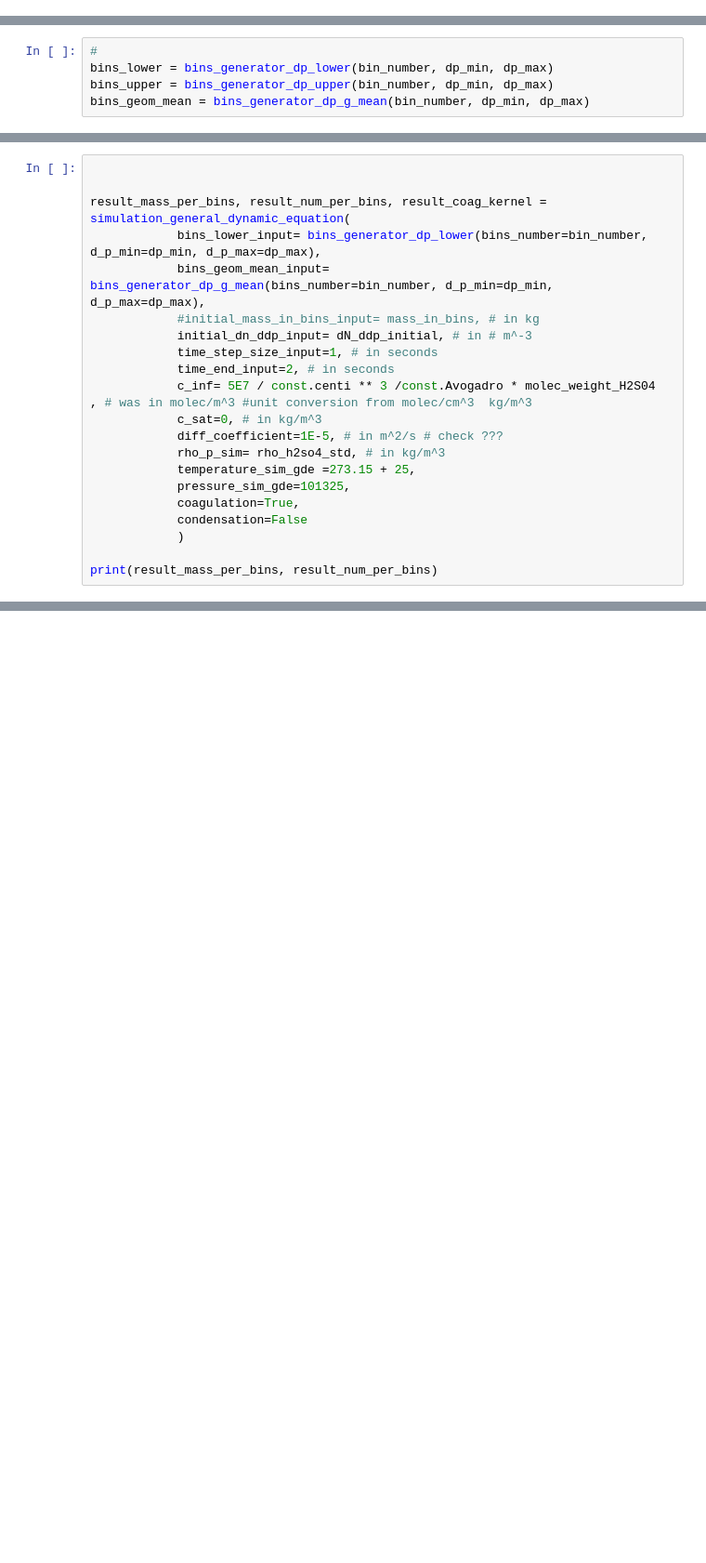
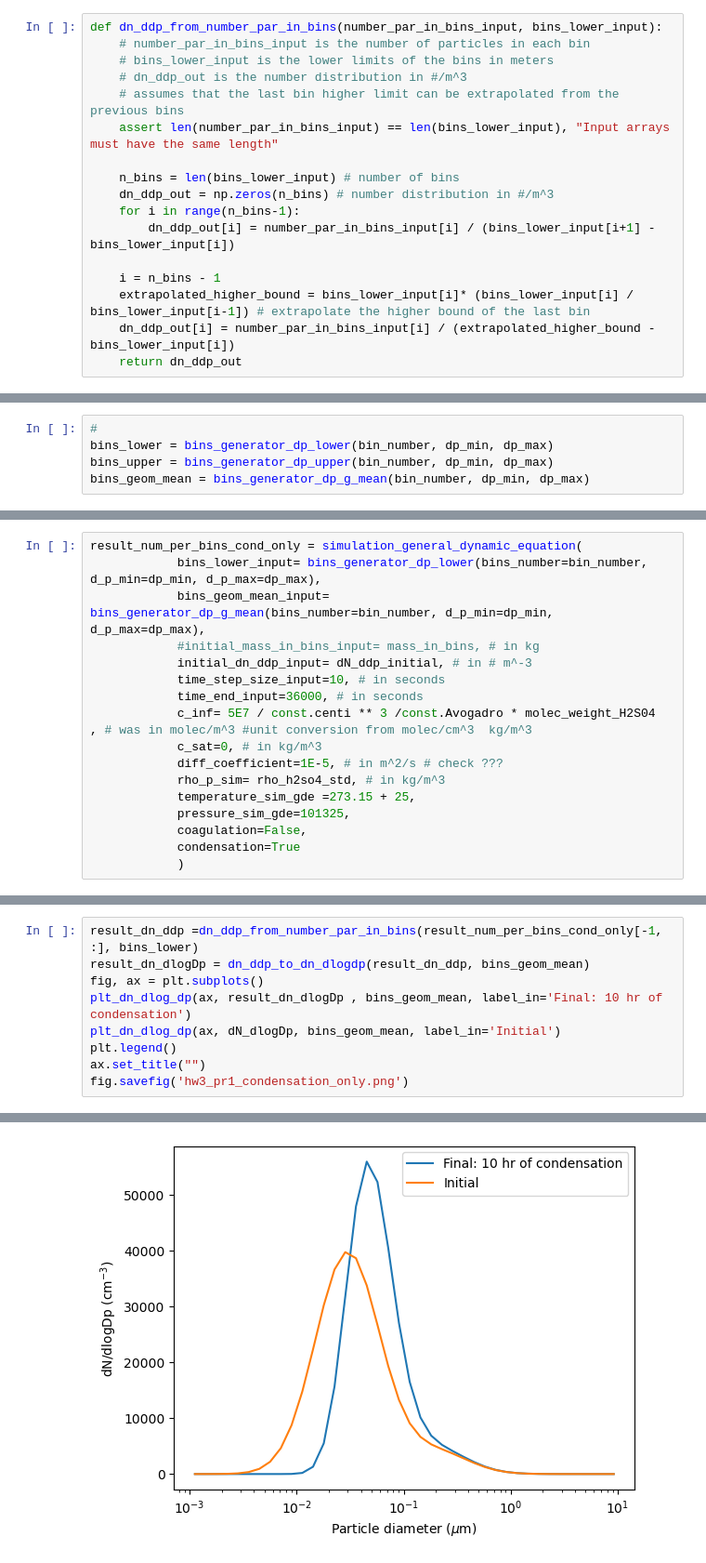
Before and after one commit to masoud-akbarzadeh/aerosol_clouds_class, a Jupyter notebook: hw3_aerosol_physics/hw_3_aero_general_dyn_eqn.ipynb, the cells around one changed output, grey strips where cells are left out. Shown at 93% size. Saved outputs shown, nothing was run; the diff lists cells and outputs as text; blank space fills up the shorter version.

```diff
--- a/hw3_aerosol_physics/hw_3_aero_general_dyn_eqn.ipynb
+++ b/hw3_aerosol_physics/hw_3_aero_general_dyn_eqn.ipynb
@@ -355,6 +353,23 @@ def number_par_in_bins_from_dn_ddp(dn_ddp_input, bins_lower_input): # it seems l
     extrapolated_higher_bound = bins_lower_input[i]* (bins_lower_input[i] / bins_lower_input[i-1]) # extrapolate the higher bound of the last bin
     number_par_in_bins_out[i] = dn_ddp_input[i] * (extrapolated_higher_bound - bins_lower_input[i])
     return number_par_in_bins_out
+# %%
+def dn_ddp_from_number_par_in_bins(number_par_in_bins_input, bins_lower_input):
+    # number_par_in_bins_input is the number of particles in each bin
+    # bins_lower_input is the lower limits of the bins in meters
+    # dn_ddp_out is the number distribution in #/m^3
+    # assumes that the last bin higher limit can be extrapolated from the previous bins
+    assert len(number_par_in_bins_input) == len(bins_lower_input), "Input arrays must have the same length"
+
+    n_bins = len(bins_lower_input) # number of bins
+    dn_ddp_out = np.zeros(n_bins) # number distribution in #/m^3
+    for i in range(n_bins-1):
+        dn_ddp_out[i] = number_par_in_bins_input[i] / (bins_lower_input[i+1] - bins_lower_input[i])
+
+    i = n_bins - 1
+    extrapolated_higher_bound = bins_lower_input[i]* (bins_lower_input[i] / bins_lower_input[i-1]) # extrapolate the higher bound of the last bin
+    dn_ddp_out[i] = number_par_in_bins_input[i] / (extrapolated_higher_bound - bins_lower_input[i])
+    return dn_ddp_out
 # %%
 def simulation_general_dynamic_equation(
         bins_lower_input: np.array , # in meters
@@ -660,22 +643,18 @@ array([1.12243310e-09, 1.41410415e-09, 1.78156768e-09, 2.24451885e-09,
 # %%
-
-
-result_mass_per_bins, result_num_per_bins, result_coag_kernel = simulation_general_dynamic_equation(
+result_num_per_bins_cond_only = simulation_general_dynamic_equation(
             bins_lower_input= bins_generator_dp_lower(bins_number=bin_number, d_p_min=dp_min, d_p_max=dp_max),
             bins_geom_mean_input= bins_generator_dp_g_mean(bins_number=bin_number, d_p_min=dp_min, d_p_max=dp_max),
             #initial_mass_in_bins_input= mass_in_bins, # in kg
             initial_dn_ddp_input= dN_ddp_initial, # in # m^-3
-            time_step_size_input=1, # in seconds
-            time_end_input=2, # in seconds
+            time_step_size_input=10, # in seconds
+            time_end_input=36000, # in seconds
             c_inf= 5E7 / const.centi ** 3 /const.Avogadro * molec_weight_H2S04  , # was in molec/m^3 #unit conversion from molec/cm^3  kg/m^3
             c_sat=0, # in kg/m^3
             diff_coefficient=1E-5, # in m^2/s # check ???
             rho_p_sim= rho_h2so4_std, # in kg/m^3
             temperature_sim_gde =273.15 + 25,
             pressure_sim_gde=101325,
-            coagulation=True,
-            condensation=False
+            coagulation=False,
+            condensation=True
             )
-
-print(result_mass_per_bins, result_num_per_bins)
 # %% [output]
@@ -830,0 +662,10 @@ np.sum(number_in_bins) * 1E-6
+# %%
+result_dn_ddp =dn_ddp_from_number_par_in_bins(result_num_per_bins_cond_only[-1, :], bins_lower)
+result_dn_dlogDp = dn_ddp_to_dn_dlogdp(result_dn_ddp, bins_geom_mean)
+fig, ax = plt.subplots()
+plt_dn_dlog_dp(ax, result_dn_dlogDp , bins_geom_mean, label_in='Final: 10 hr of condensation')
+plt_dn_dlog_dp(ax, dN_dlogDp, bins_geom_mean, label_in='Initial')
+plt.legend()
+ax.set_title("")
+fig.savefig('hw3_pr1_condensation_only.png')
+# %% [output]
@@ -830,0 +673 @@ np.sum(number_in_bins) * 1E-6
+[figure, added]
```
Also changed, not shown: parts of 23 cells of this notebook.
